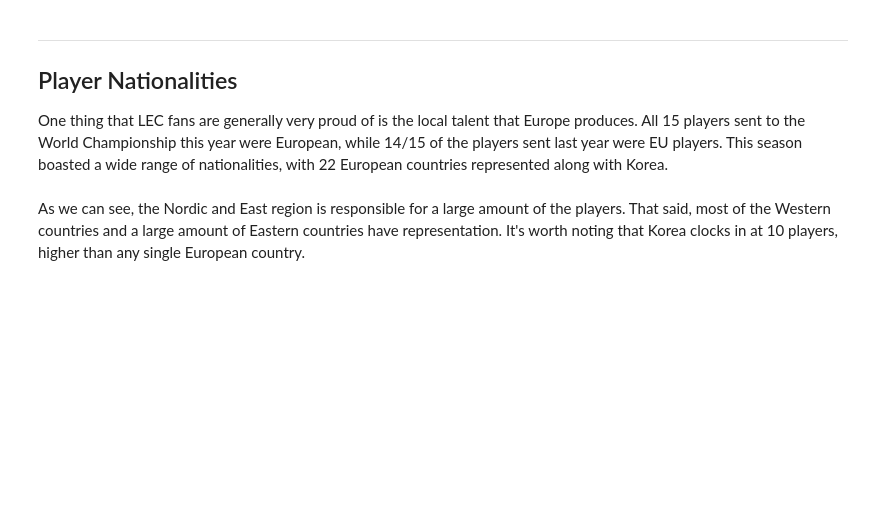
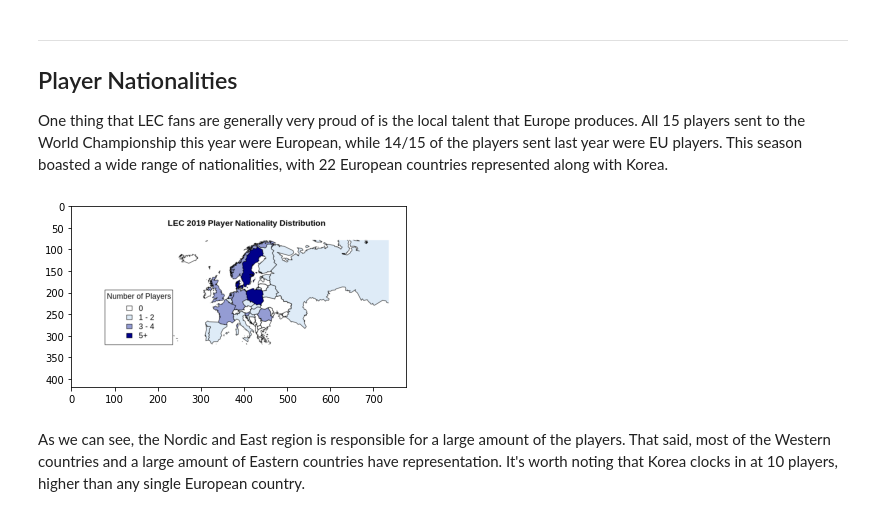
Before and after one commit to Steeeephen/lec2019, a Jupyter notebook: LEC 2019.ipynb, the cells around one changed output. Saved outputs shown, nothing was run; the diff lists cells and outputs as text; code cells hidden in the pictures; blank space fills up the shorter version.

```diff
--- a/LEC 2019.ipynb
+++ b/LEC 2019.ipynb
@@ -261,8 +265,10 @@ adcs = df2[df2['Pos'] == "ADC"]
 sups = df2[df2['Pos'] == "Support"]
 # %%
 
-img=mpimg.imread('/kaggle/input/lecnationalities/nationalities.png')
+img=mpimg.imread('nationalities.png')
 imgplot = plt.imshow(img)
+# %% [output]
+[figure, added]
 # %% [markdown]
 As we can see, the Nordic and East region is responsible for a large amount of the players. That said, most of the Western countries and a large amount of Eastern countries have representation. It's worth noting that Korea clocks in at 10 players, higher than any single European country.
 # %% [markdown]
```
Also changed, not shown: parts of 15 cells of this notebook, 1 other file.
